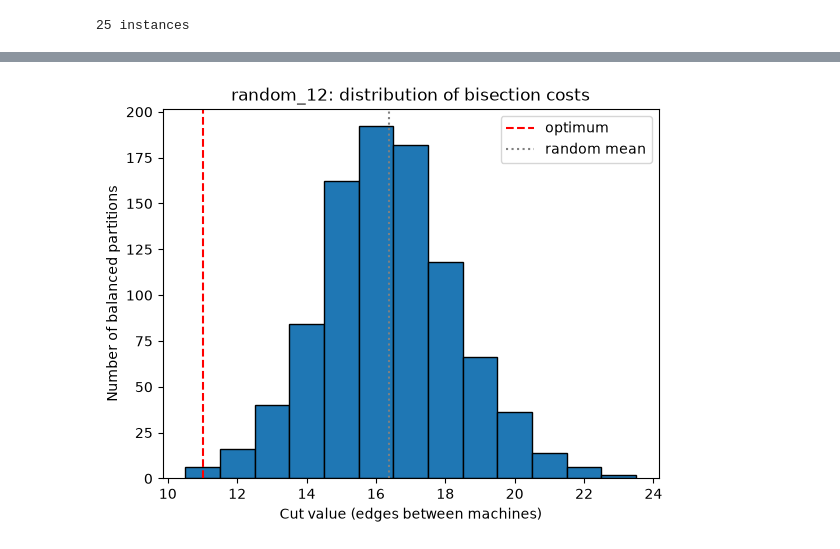
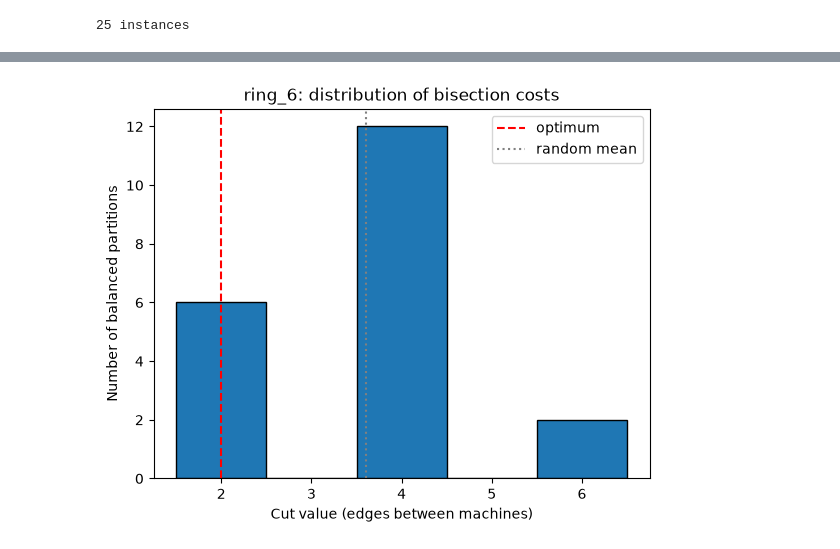
Before and after one commit to ana-maria-ghica/qaoa-process-partitioning, a Jupyter notebook: notebooks/02_clasic.ipynb, the cells around one changed output, grey strips where cells are left out. Cells and saved outputs as stored; diff of their text form; code cells hidden in the pictures.

```diff
--- a/notebooks/02_clasic.ipynb
+++ b/notebooks/02_clasic.ipynb
@@ -145,30 +83,30 @@ table.to_csv("../data/reference.csv", index=False)
 # %%
 import matplotlib.pyplot as plt
 import numpy as np
-from src.classical import bisection_all_costs
 
-instance = find_instance(instances, "random_12")   # choose one, e.g. find "random_12" in the list
+# aleg o instanta de graf pentru care fac graficul
+instance = find_instance(instances, "ring_6")
 graph = json_to_graph(instance)
 
 costs = bisection_all_costs(graph)
 optimum, _ = bisection_bruteforce(graph)
 mean = np.mean(costs)
 
 # one bar for every integer cost
 bins = range(min(costs), max(costs) + 2)
 plt.hist(costs, bins=bins, align="left", edgecolor="black")
 
 # reference lines
 plt.axvline(optimum, color="red", linestyle="--", label="optimum")
 plt.axvline(mean, color="gray", linestyle=":", label="random mean")
 
 # labels
 plt.xlabel("Cut value (edges between machines)")
 plt.ylabel("Number of balanced partitions")
 plt.title(instance["name"] + ": distribution of bisection costs")
 plt.legend()
 
 plt.savefig("../figures/costs_" + instance["name"] + ".png", dpi=150)
 plt.show()
 # %% [output]
-[figure, old version]
+[figure, new version]
```
Also changed, not shown: parts of 8 cells of this notebook, 8 other files.
